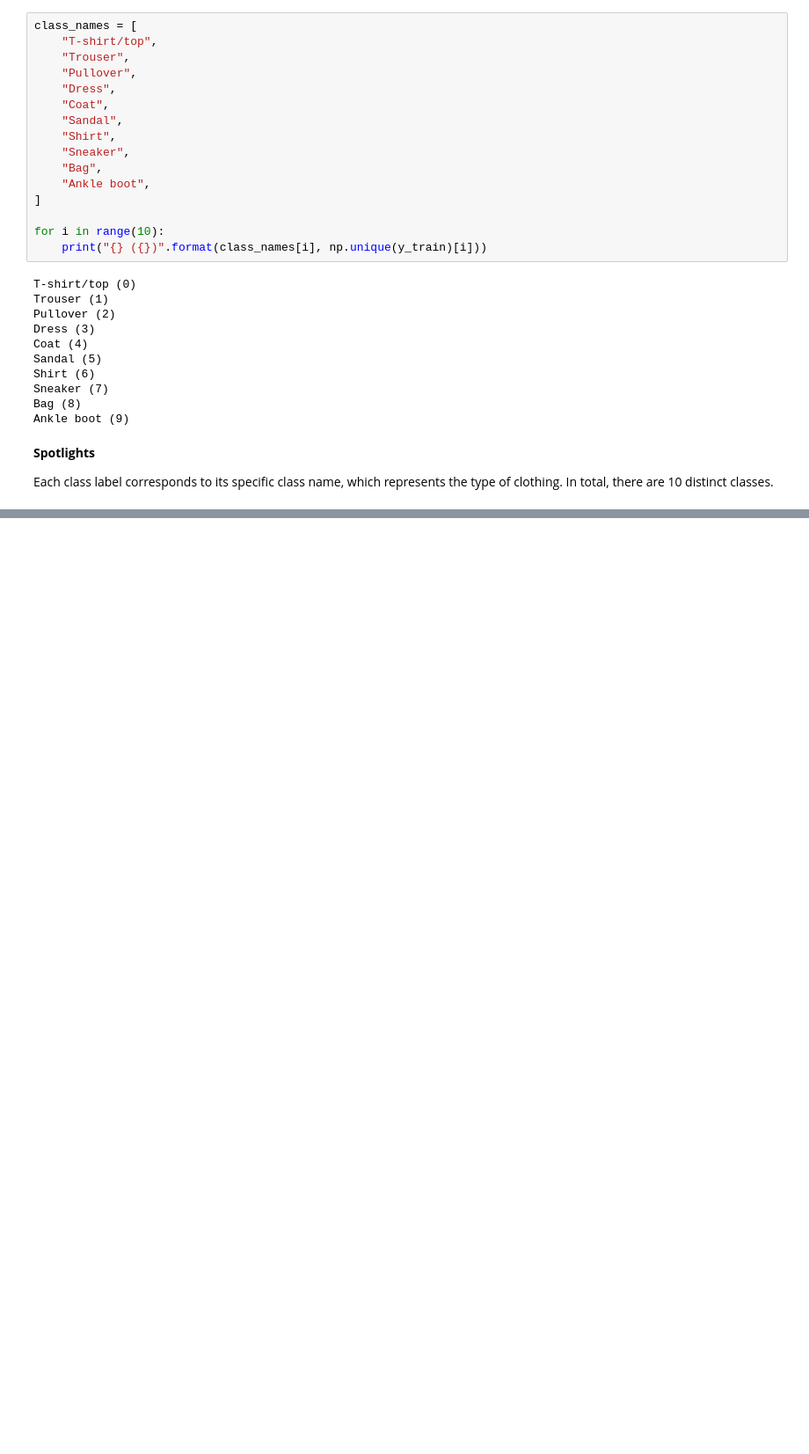
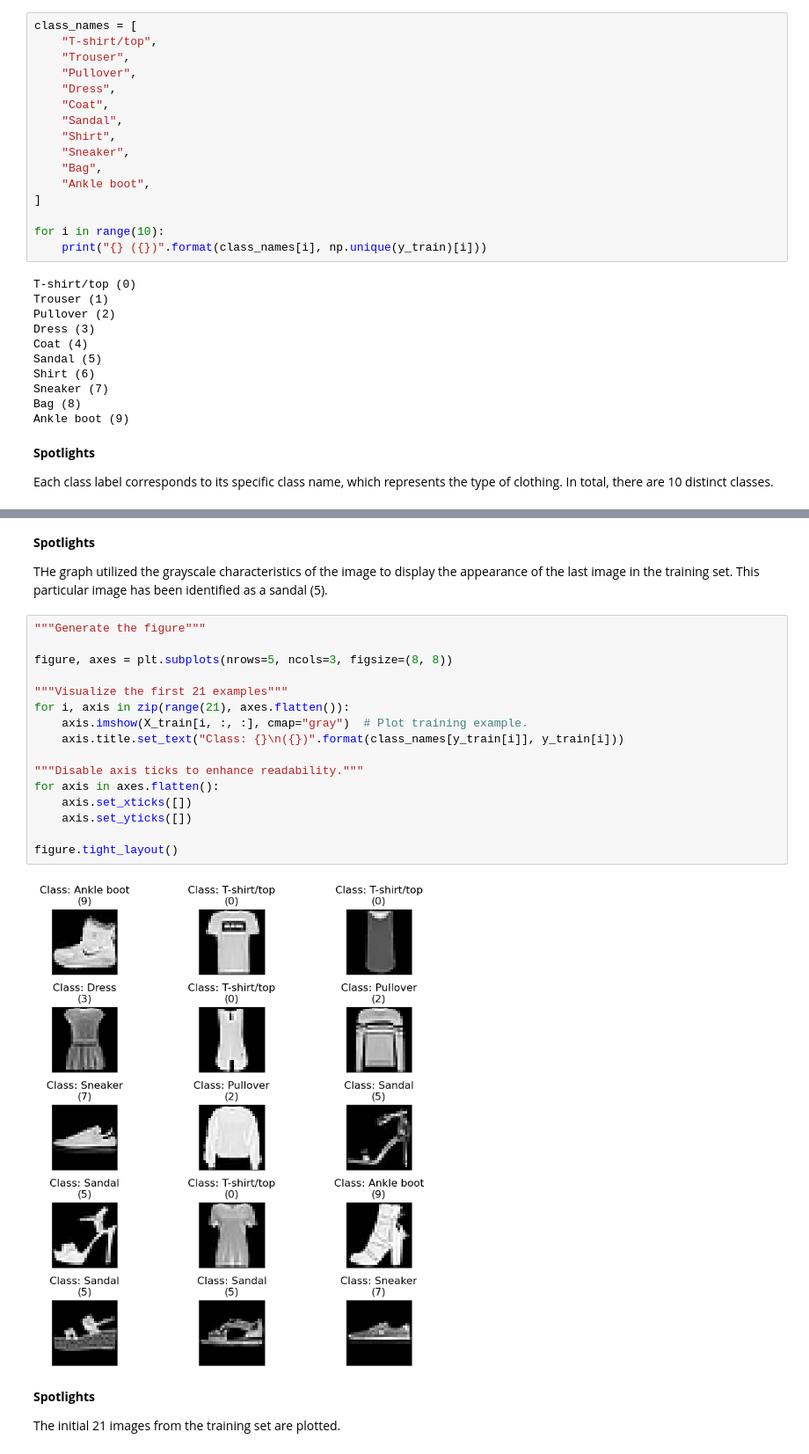
Before and after one commit to tyrantdavis/cnn-fashion, a Jupyter notebook: cnn.ipynb, the cells around one changed output, grey strips where cells are left out. Shown at 88% size. Saved outputs shown, nothing was run; the diff lists cells and outputs as text; blank space fills up the shorter version.

```diff
--- a/cnn.ipynb
+++ b/cnn.ipynb
@@ -111,0 +121,26 @@ Each class label corresponds to its specific class name, which represents the ty
+# %% [markdown]
+**Spotlights**
+
+THe graph utilized the grayscale characteristics of the image to display the appearance of the last image in the training set. This particular image has been identified as a sandal  (5).
+# %%
+"""Generate the figure"""
+
+figure, axes = plt.subplots(nrows=5, ncols=3, figsize=(8, 8))
+
+"""Visualize the first 21 examples"""
+for i, axis in zip(range(21), axes.flatten()):
+    axis.imshow(X_train[i, :, :], cmap="gray")  # Plot training example.
+    axis.title.set_text("Class: {}\n({})".format(class_names[y_train[i]], y_train[i]))
+
+"""Disable axis ticks to enhance readability."""
+for axis in axes.flatten():
+    axis.set_xticks([])
+    axis.set_yticks([])
+
+figure.tight_layout()
+# %% [output]
+[figure, added]
+# %% [markdown]
+**Spotlights**
+
+The initial 21 images from the training set are plotted.
```
Also changed, not shown: parts of 2 cells of this notebook.
